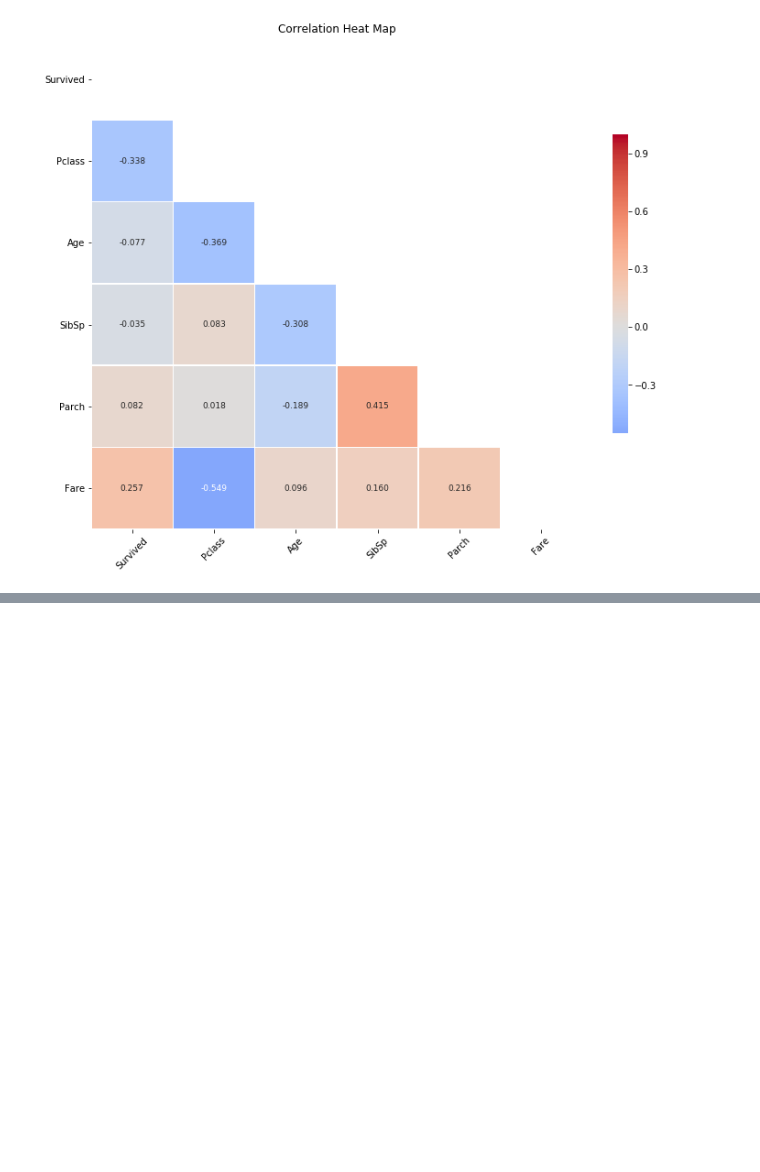
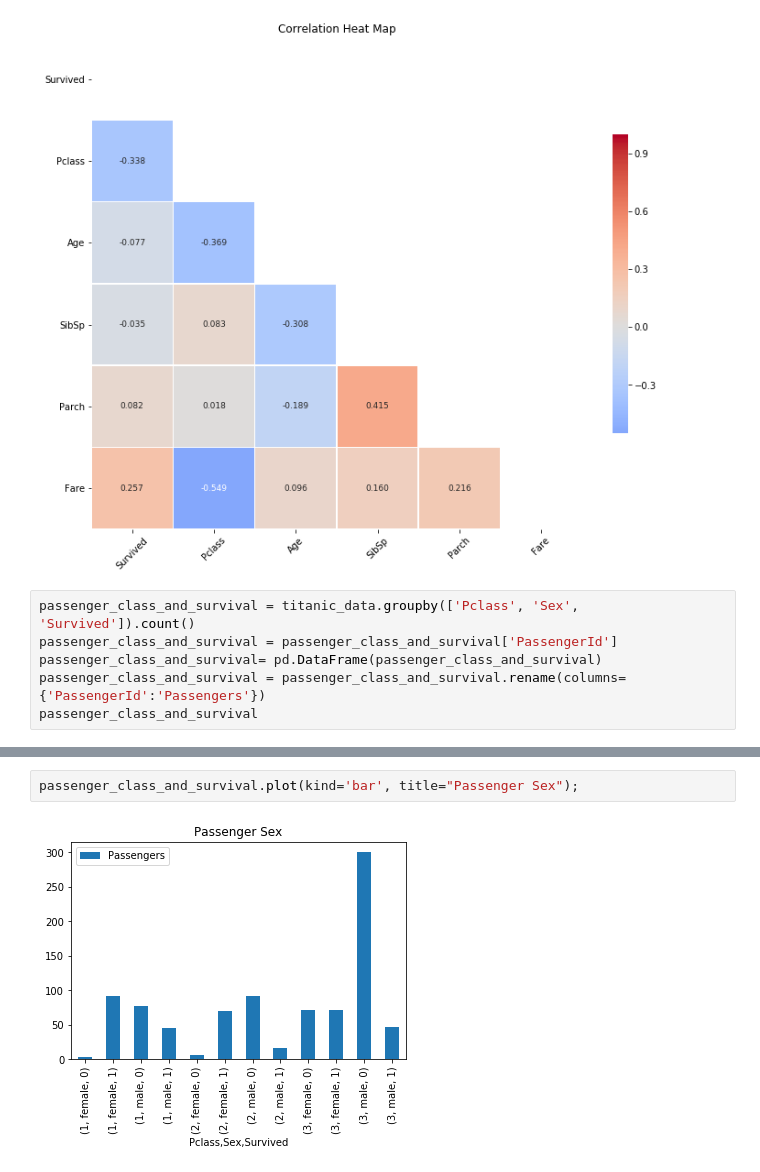
Before and after one commit to jaysoto21/MSDS422, a Jupyter notebook: MSDS422_Titanic.ipynb, the cells around one changed output, grey strips where cells are left out. Drawn from its saved outputs; the diff is of its cells as text; blank space fills up the shorter version.

```diff
--- a/MSDS422_Titanic.ipynb
+++ b/MSDS422_Titanic.ipynb
@@ -74,3 +74,9 @@ corr_chart(corr_df);
 # %% [output]
 <Figure size 432x288 with 0 Axes>
 [figure]
+# %%
+passenger_class_and_survival = titanic_data.groupby(['Pclass', 'Sex', 'Survived']).count()
+passenger_class_and_survival = passenger_class_and_survival['PassengerId']
+passenger_class_and_survival= pd.DataFrame(passenger_class_and_survival)
+passenger_class_and_survival = passenger_class_and_survival.rename(columns={'PassengerId':'Passengers'})
+passenger_class_and_survival
@@ -76,0 +98,4 @@ corr_chart(corr_df);
+# %%
+passenger_class_and_survival.plot(kind='bar', title="Passenger Sex");
+# %% [output]
+[figure, added]
```
Also changed, not shown: parts of 1 cell of this notebook.
